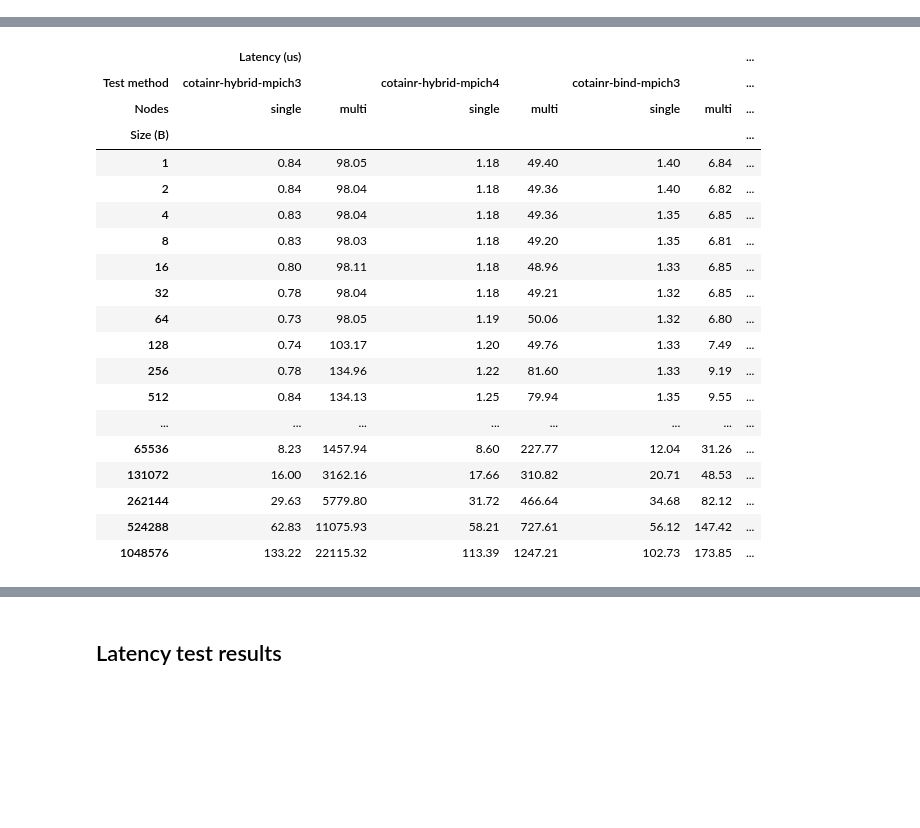
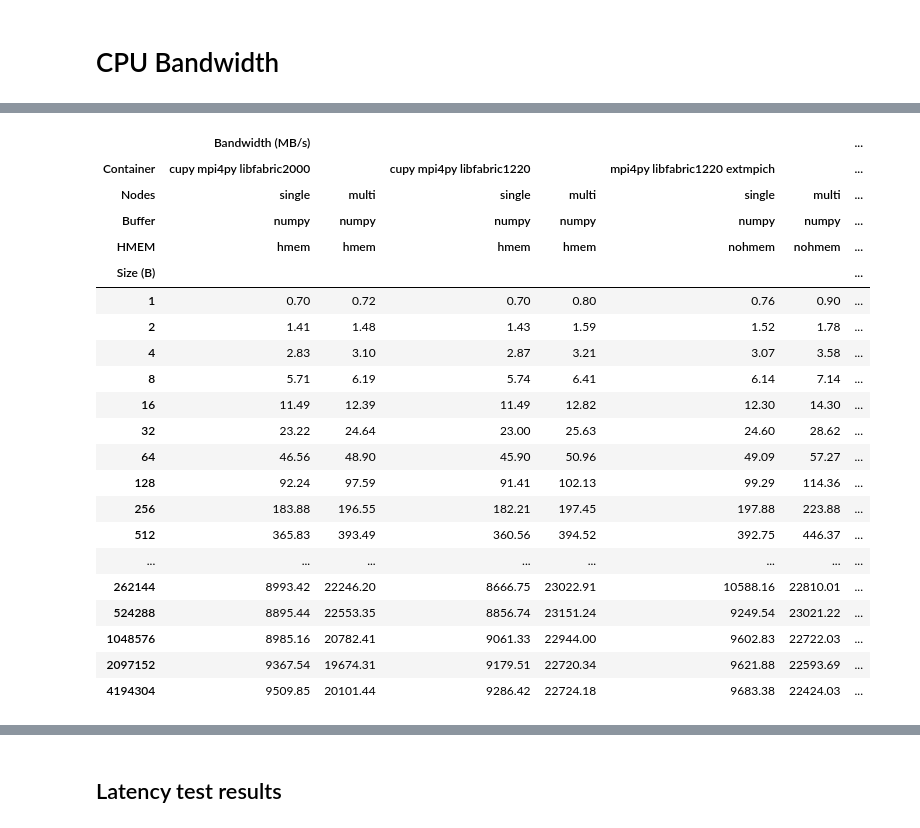
Before and after one commit to DeiC-HPC/BitBulldozersLab, a Jupyter notebook: mpi4py and cupy container using Cotainr/lumi_mpi4py_osu_results.ipynb, the cells around one changed output, grey strips where cells are left out. Cells and saved outputs as stored; diff of their text form; code cells hidden in the pictures; blank space fills up the shorter version.

```diff
--- a/mpi4py and cupy container using Cotainr/lumi_mpi4py_osu_results.ipynb
+++ b/mpi4py and cupy container using Cotainr/lumi_mpi4py_osu_results.ipynb
@@ -31 +60,15 @@ test_methods = [
+# %%
+def filter_df(df, **kwargs):
+    """
+
+    """
+    for name, value in kwargs.items():
+        if name == "Container":
+            # string-compare all values to find substring in prettified container names
+            # e.g. "libfabric2000" in "mpi4py libfabric2000 conda"
+            df = df[[value in str(v) for v in df.values]]
+        else:
+            df = df[df[name] == value]
+
+    return df
 # %%
@@ -173,11 +193,9 @@ def barplot_osu_results(
 # %%
-# Load the actual data
-osu_result_dfs = {
-    test_name: pd.concat(
-        [
-            read_osu_results_file(file_path=file_path)
-            for file_path in osu_results_folder.glob(f"*-{test_name}-*")
-        ]
-    )
-    for test_name in tests
-}
+# Load the data into a DataFrame with all results concatenated
+osu_df = pd.concat(
+    [
+        read_osu_results_file(file_path=file_path)
+        for file_path in osu_results_folder.glob("*.txt")
+    ]
+)
+osu_df= osu_df.sort_values(by=['Container'])
@@ -189,8 +202,12 @@ IndexError: list index out of range
+# %% [markdown]
+# CPU Bandwidth
 # %%
-print(f"LUMI-C OSU {osu_result_dfs["allgather"].attrs['name']} results - {tests['allgather']['processes']} processes")
+benchmark = "bw"
+print(f"LUMI-C OSU {tests[benchmark]['name']} results - {tests[benchmark]['processes']} processes")
+print("(higher is better)")
 show_osu_pivot_table(
-    df=osu_result_dfs["allgather"],
-    metric=tests["allgather"]["metric"],
-    test_methods=test_methods,
+    df=filter_df(osu_df, Benchmark=benchmark, Buffer="numpy"),
+    metric=tests[benchmark]["metric"],
+    containers=containers,
 )
 # %% [output]
@@ -198,20 +216,22 @@ LUMI-C OSU OMB Python MPI Allgather Test results - 3 processes
-|  | Latency (us) |  |  |  |  |  | ... |
-| Test method | cotainr-hybrid-mpich3 |  | cotainr-hybrid-mpich4 |  | cotainr-bind-mpich3 |  | ... |
+|  | Bandwidth (MB/s) |  |  |  |  |  | ... |
+| Container | cupy mpi4py libfabric2000 |  | cupy mpi4py libfabric1220 |  | mpi4py libfabric1220 extmpich |  | ... |
 | Nodes | single | multi | single | multi | single | multi | ... |
+| Buffer | numpy | numpy | numpy | numpy | numpy | numpy | ... |
+| HMEM | hmem | hmem | hmem | hmem | nohmem | nohmem | ... |
 | Size (B) |  |  |  |  |  |  | ... |
-| 1 | 0.84 | 98.05 | 1.18 | 49.40 | 1.40 | 6.84 | ... |
-| 2 | 0.84 | 98.04 | 1.18 | 49.36 | 1.40 | 6.82 | ... |
-| 4 | 0.83 | 98.04 | 1.18 | 49.36 | 1.35 | 6.85 | ... |
-| 8 | 0.83 | 98.03 | 1.18 | 49.20 | 1.35 | 6.81 | ... |
-| 16 | 0.80 | 98.11 | 1.18 | 48.96 | 1.33 | 6.85 | ... |
-| 32 | 0.78 | 98.04 | 1.18 | 49.21 | 1.32 | 6.85 | ... |
-| 64 | 0.73 | 98.05 | 1.19 | 50.06 | 1.32 | 6.80 | ... |
-| 128 | 0.74 | 103.17 | 1.20 | 49.76 | 1.33 | 7.49 | ... |
-| 256 | 0.78 | 134.96 | 1.22 | 81.60 | 1.33 | 9.19 | ... |
-| 512 | 0.84 | 134.13 | 1.25 | 79.94 | 1.35 | 9.55 | ... |
+| 1 | 0.70 | 0.72 | 0.70 | 0.80 | 0.76 | 0.90 | ... |
+| 2 | 1.41 | 1.48 | 1.43 | 1.59 | 1.52 | 1.78 | ... |
+| 4 | 2.83 | 3.10 | 2.87 | 3.21 | 3.07 | 3.58 | ... |
+| 8 | 5.71 | 6.19 | 5.74 | 6.41 | 6.14 | 7.14 | ... |
+| 16 | 11.49 | 12.39 | 11.49 | 12.82 | 12.30 | 14.30 | ... |
+| 32 | 23.22 | 24.64 | 23.00 | 25.63 | 24.60 | 28.62 | ... |
+| 64 | 46.56 | 48.90 | 45.90 | 50.96 | 49.09 | 57.27 | ... |
+| 128 | 92.24 | 97.59 | 91.41 | 102.13 | 99.29 | 114.36 | ... |
+| 256 | 183.88 | 196.55 | 182.21 | 197.45 | 197.88 | 223.88 | ... |
+| 512 | 365.83 | 393.49 | 360.56 | 394.52 | 392.75 | 446.37 | ... |
 | ... | ... | ... | ... | ... | ... | ... | ... |
-| 65536 | 8.23 | 1457.94 | 8.60 | 227.77 | 12.04 | 31.26 | ... |
-| 131072 | 16.00 | 3162.16 | 17.66 | 310.82 | 20.71 | 48.53 | ... |
-| 262144 | 29.63 | 5779.80 | 31.72 | 466.64 | 34.68 | 82.12 | ... |
-| 524288 | 62.83 | 11075.93 | 58.21 | 727.61 | 56.12 | 147.42 | ... |
-| 1048576 | 133.22 | 22115.32 | 113.39 | 1247.21 | 102.73 | 173.85 | ... |
+| 262144 | 8993.42 | 22246.20 | 8666.75 | 23022.91 | 10588.16 | 22810.01 | ... |
+| 524288 | 8895.44 | 22553.35 | 8856.74 | 23151.24 | 9249.54 | 23021.22 | ... |
+| 1048576 | 8985.16 | 20782.41 | 9061.33 | 22944.00 | 9602.83 | 22722.03 | ... |
+| 2097152 | 9367.54 | 19674.31 | 9179.51 | 22720.34 | 9621.88 | 22593.69 | ... |
+| 4194304 | 9509.85 | 20101.44 | 9286.42 | 22724.18 | 9683.38 | 22424.03 | ... |
```
Also changed, not shown: parts of 27 cells of this notebook.
